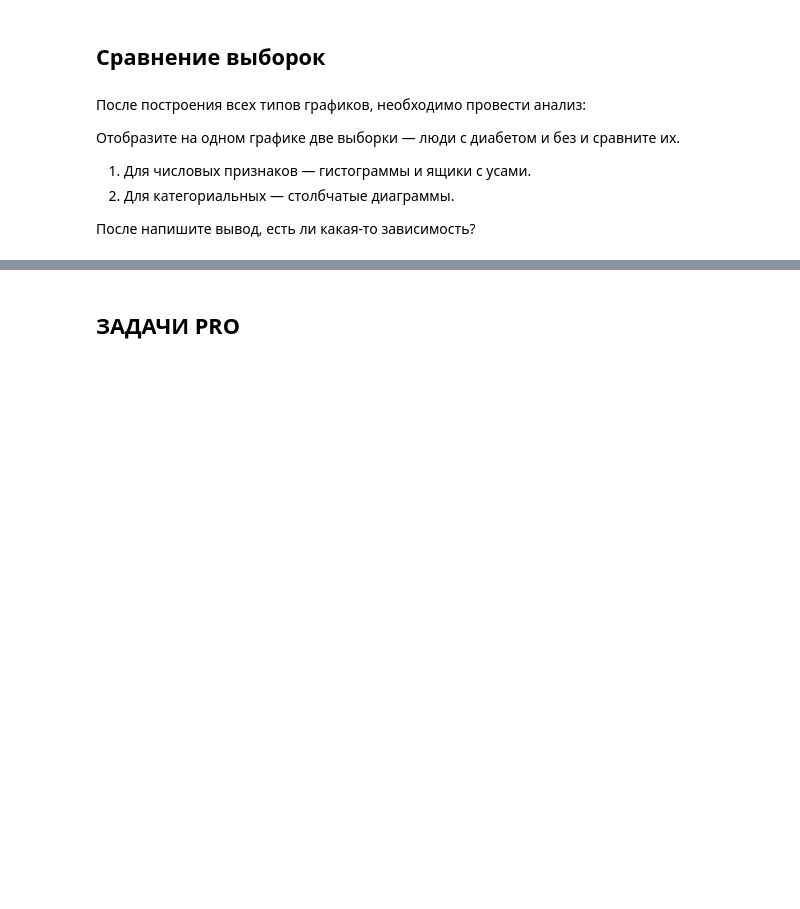
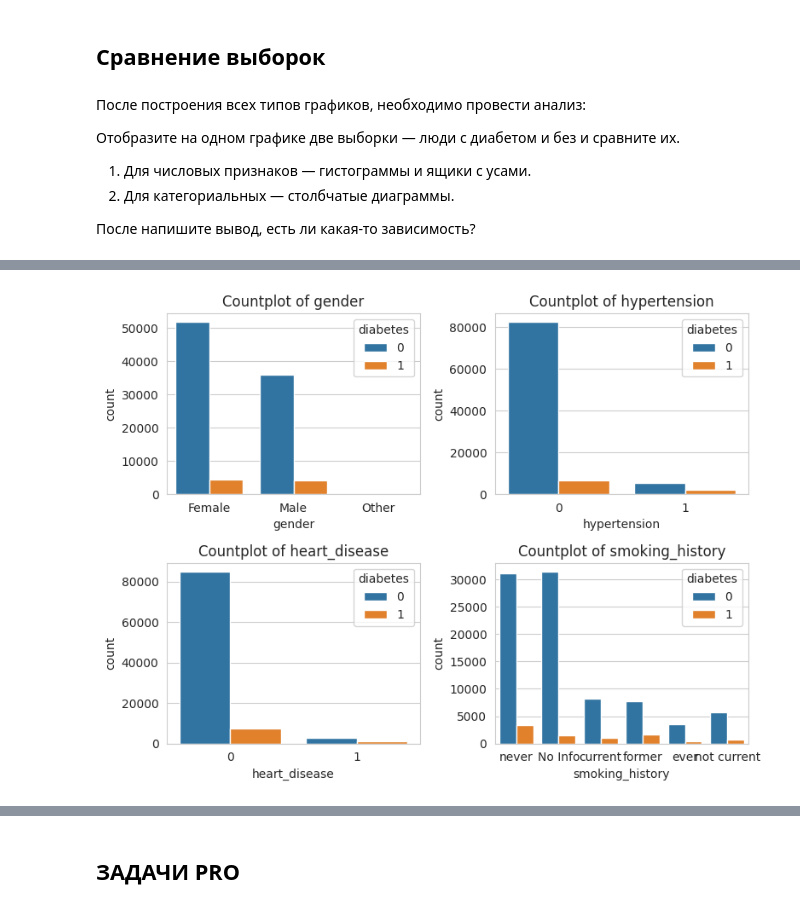
Before and after one commit to MariaAltisheva/DS, a Jupyter notebook: visual/HW_1_5_PRO_for_stud.ipynb, the cells around one changed output, grey strips where cells are left out. Cells and saved outputs as stored; diff of their text form; code cells hidden in the pictures; blank space fills up the shorter version.

```diff
--- a/visual/HW_1_5_PRO_for_stud.ipynb
+++ b/visual/HW_1_5_PRO_for_stud.ipynb
@@ -341,0 +365,15 @@ plt.show()
+# %%
+# Столбчатые диаграммы для категориальных признаков
+categorical_features = ['gender', 'hypertension', 'heart_disease', 'smoking_history']
+fig, axes = plt.subplots(nrows=2, ncols=2, figsize = (8, 6))
+axes = axes.flatten()
+
+for i, feature in enumerate(categorical_features):
+    sns.countplot(data=df, x=feature, hue='diabetes', ax=axes[i])
+    axes[i].set_title(f'Countplot of {feature}')
+    axes[i].legend(title='diabetes', loc='upper right')
+
+plt.tight_layout()
+plt.show()
+# %% [output]
+[figure, added]
```
Also changed, not shown: parts of 5 cells of this notebook.
